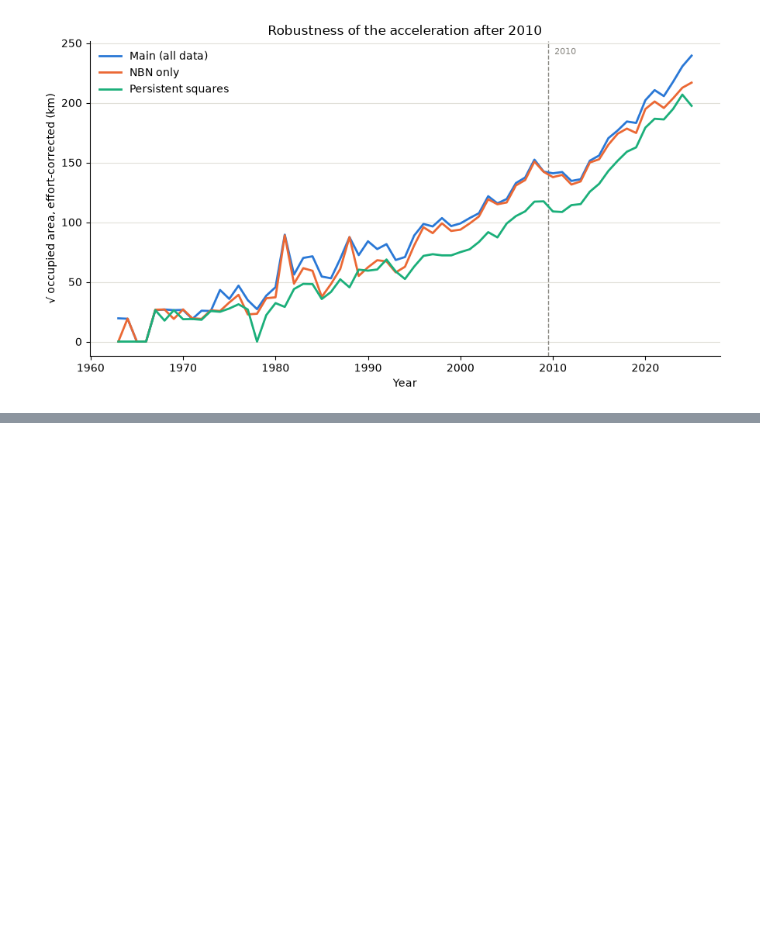
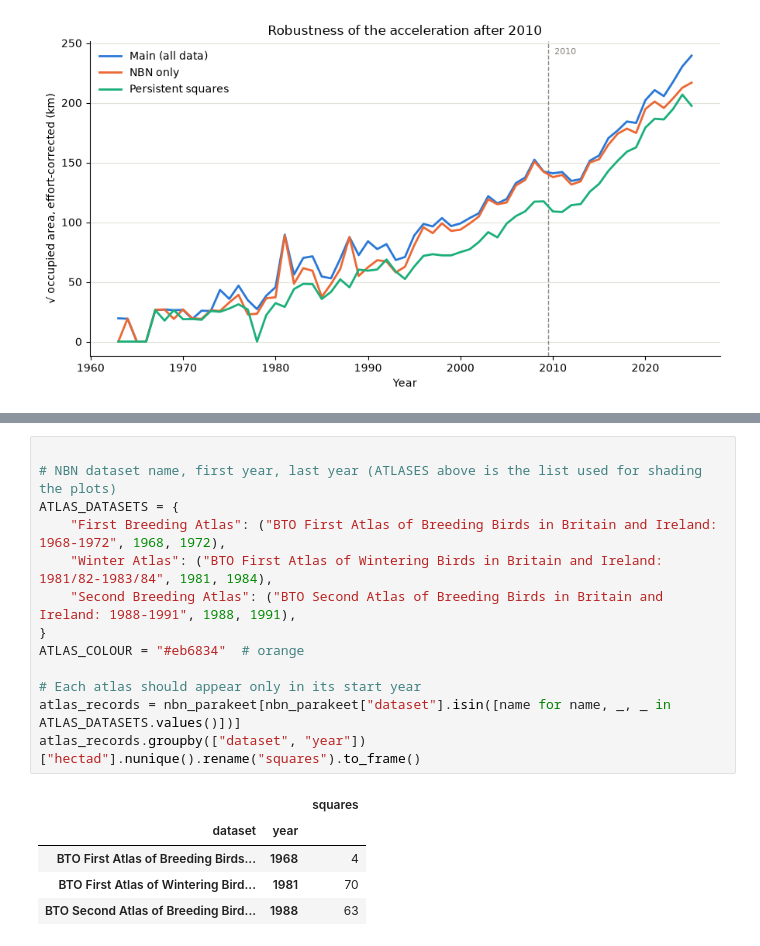
Before and after one commit to nkiper/parakeet-spread, a Jupyter notebook: notebooks/04_effort-correction.ipynb, the cells around one changed output, grey strips where cells are left out. Cells and saved outputs as stored; diff of their text form; blank space fills up the shorter version.

```diff
--- a/notebooks/04_effort-correction.ipynb
+++ b/notebooks/04_effort-correction.ipynb
@@ -672,0 +700,19 @@ fig.savefig(FIGURES / "acceleration_checks.png", dpi=200)
+# %%
+
+# NBN dataset name, first year, last year (ATLASES above is the list used for shading the plots)
+ATLAS_DATASETS = {
+    "First Breeding Atlas": ("BTO First Atlas of Breeding Birds in Britain and Ireland: 1968-1972", 1968, 1972),
+    "Winter Atlas": ("BTO First Atlas of Wintering Birds in Britain and Ireland: 1981/82-1983/84", 1981, 1984),
+    "Second Breeding Atlas": ("BTO Second Atlas of Breeding Birds in Britain and Ireland: 1988-1991", 1988, 1991),
+}
+ATLAS_COLOUR = "#eb6834"  # orange
+
+# Each atlas should appear only in its start year
+atlas_records = nbn_parakeet[nbn_parakeet["dataset"].isin([name for name, _, _ in ATLAS_DATASETS.values()])]
+atlas_records.groupby(["dataset", "year"])["hectad"].nunique().rename("squares").to_frame()
+# %% [output]
+|  |  | squares |
+| dataset | year |  |
+| BTO First Atlas of Breeding Birds... | 1968 | 4 |
+| BTO First Atlas of Wintering Bird... | 1981 | 70 |
+| BTO Second Atlas of Breeding Bird... | 1988 | 63 |
```
Also changed, not shown: parts of 7 cells of this notebook, 11 other files.
